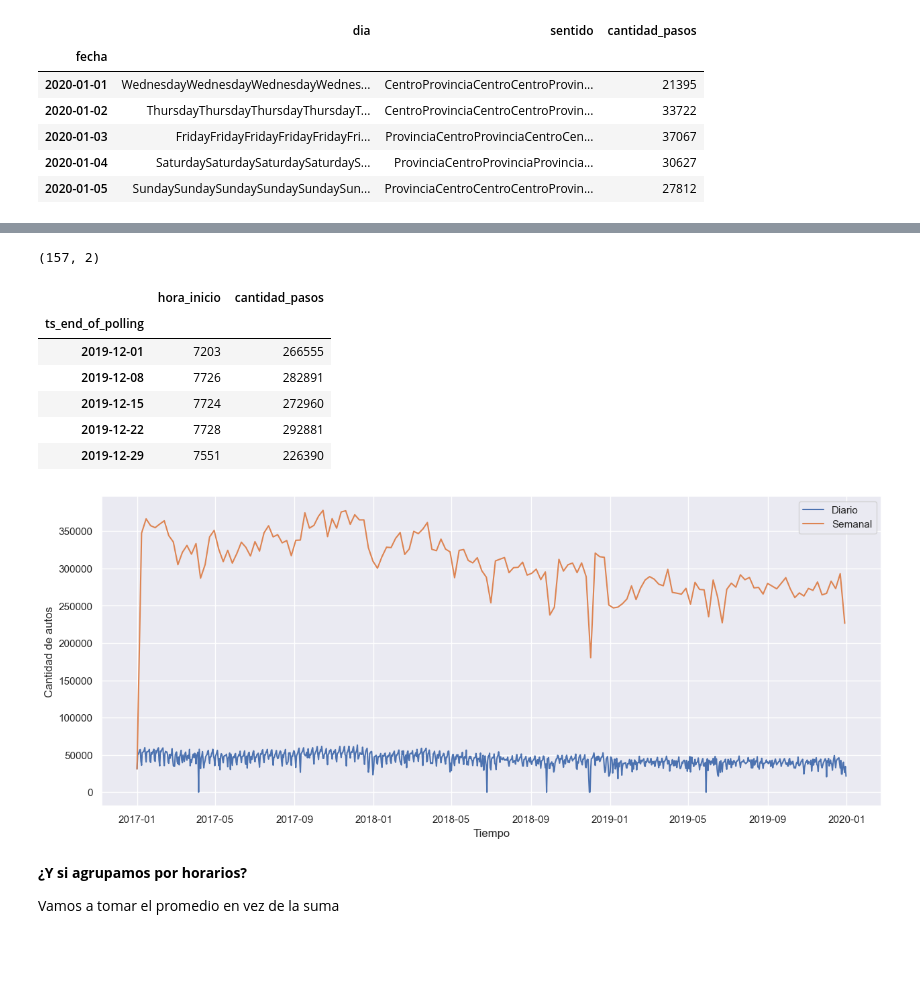
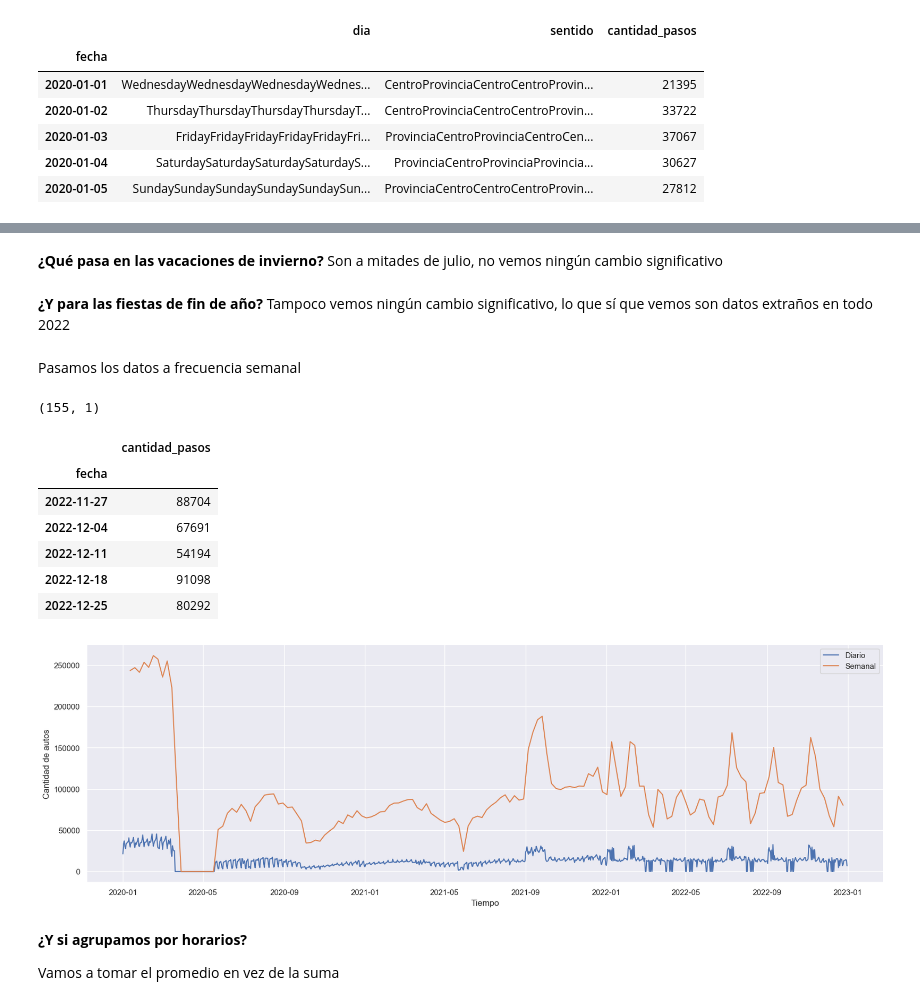
Before and after one commit to arnauog/Ironhack_Data_Analytics, a Jupyter notebook: Labs/2024-12-13 - Lab Time Series/02 Time_Series_Analysis.ipynb, the cells around one changed output, grey strips where cells are left out. Cells and saved outputs as stored; diff of their text form; code cells hidden in the pictures; blank space fills up the shorter version.

```diff
--- a/Labs/2024-12-13 - Lab Time Series/02 Time_Series_Analysis.ipynb
+++ b/Labs/2024-12-13 - Lab Time Series/02 Time_Series_Analysis.ipynb
@@ -112,6 +127,6 @@ daily.head()
 | 2020-01-04 | SaturdaySaturdaySaturdaySaturdayS... | ProvinciaCentroProvinciaProvincia... | 30627 |
 | 2020-01-05 | SundaySundaySundaySundaySundaySun... | ProvinciaCentroCentroCentroProvin... | 27812 |
 # %%
-daily.drop(columns = ['dia','sentido','tipo_vehiculo',], inplace = True)
+daily.drop(columns = ['sentido'], inplace = True)
 # %%
 plt.figure(figsize = (15,6))
@@ -129,35 +178,44 @@ Pasamos los datos a frecuencia semanal
+# %% [markdown]
+**¿Qué pasa en las vacaciones de invierno?** Son a mitades de julio, no vemos ningún cambio significativo
+# %% [markdown]
+**¿Y para las fiestas de fin de año?** Tampoco vemos ningún cambio significativo, lo que sí que vemos son datos extraños en todo 2022
+# %% [markdown]
+Pasamos los datos a frecuencia semanal
 # %%
-weekly = dataset.resample('W', on = 'ts_end_of_polling').sum()
-#Tiramos la ultima semana porque esta muy incompleta
+weekly = data_2020_22.resample('W', on = 'fecha').sum()
+
+# Quitamos la primera y última semana porque estan muy incompletas
 weekly.drop(weekly.tail(1).index, inplace = True)
-weekly.drop(columns = ['dia','sentido','tipo_vehiculo',], inplace = True)
+weekly.drop(weekly.head(1).index, inplace = True)
+
+weekly.drop(columns = ['dia','sentido'], inplace = True)
 print(weekly.shape)
 weekly.tail()
 # %% [output]
-(157, 2)
+(155, 1)
-|  | hora_inicio | cantidad_pasos |
-| ts_end_of_polling |  |  |
-| 2019-12-01 | 7203 | 266555 |
-| 2019-12-08 | 7726 | 282891 |
-| 2019-12-15 | 7724 | 272960 |
-| 2019-12-22 | 7728 | 292881 |
-| 2019-12-29 | 7551 | 226390 |
+|  | cantidad_pasos |
+| fecha |  |
+| 2022-11-27 | 88704 |
+| 2022-12-04 | 67691 |
+| 2022-12-11 | 54194 |
+| 2022-12-18 | 91098 |
+| 2022-12-25 | 80292 |
 # %%
-plt.figure(figsize = (15,6))
+plt.figure(figsize = (20,6))
 
-monthly = dataset.resample('M', on = 'ts_end_of_polling').sum()
+monthly = data_2020_22.resample('M', on = 'fecha').sum()
 
 # plt.plot(monthly.index, monthly.cantidad_pasos, label='Monthly')
 
 plt.plot(daily.index, daily.cantidad_pasos, label = 'Diario')
 plt.plot(weekly.index, weekly.cantidad_pasos, label = 'Semanal')
 # plt.xlim(datetime.date(2018,1,1), datetime.date(2019,1,1))
 plt.legend()
 plt.xlabel('Tiempo')
 plt.ylabel('Cantidad de autos')
 plt.show()
 # %% [output]
-[figure, old version]
+[figure, new version]
 # %% [markdown]
 **¿Y si agrupamos por horarios?**
 
```
Also changed, not shown: parts of 27 cells of this notebook, 6 other files.
